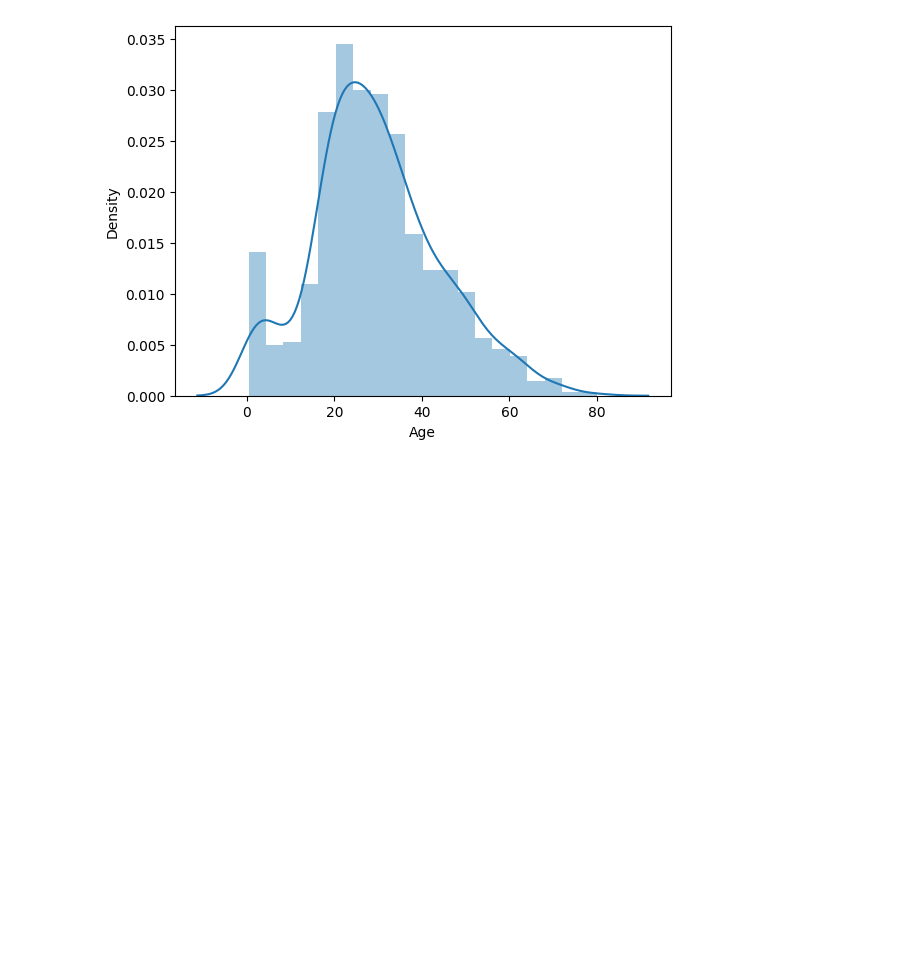
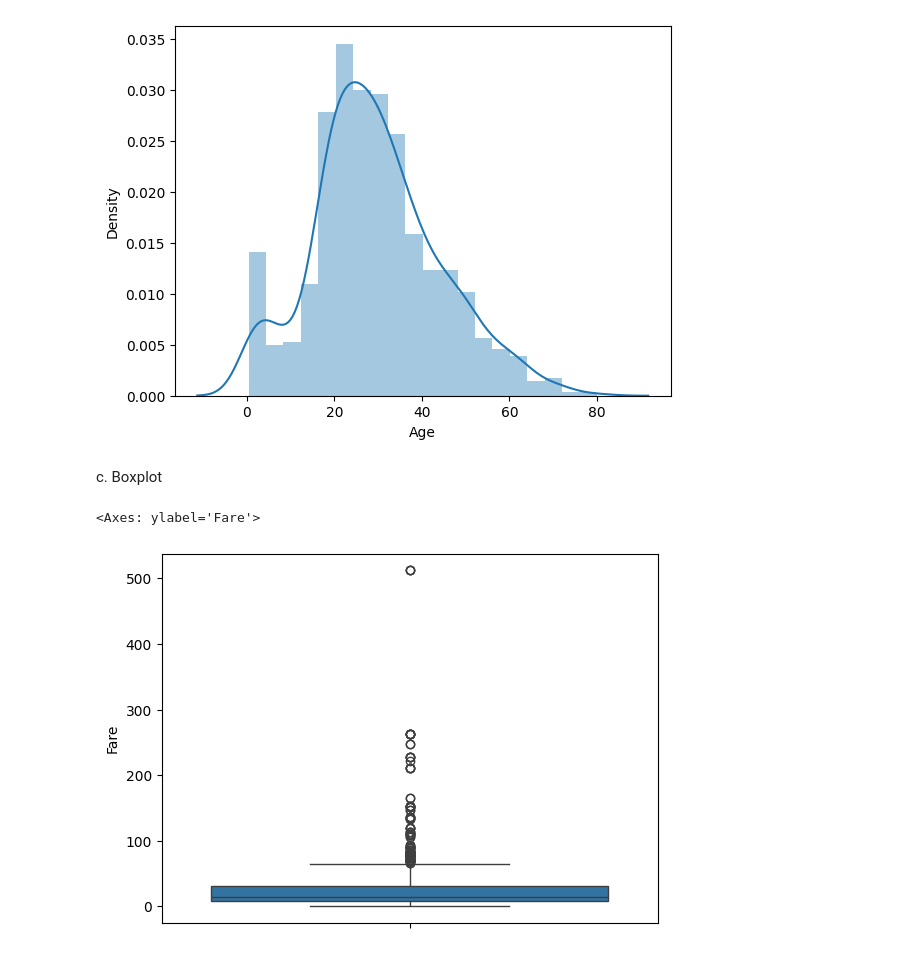
Before and after one commit to hrishavraj89/100_days_of_ml, a Jupyter notebook: univariate_analysis.ipynb, the cells around one changed output. Saved outputs shown, nothing was run; the diff lists cells and outputs as text; code cells hidden in the pictures; blank space fills up the shorter version.

Commit message:
boxplot

```diff
--- a/univariate_analysis.ipynb
+++ b/univariate_analysis.ipynb
@@ -95,3 +95,10 @@ https://gist.github.com/mwaskom/de44147ed2974457ad6372750bbe5751
   sns.distplot(df['Age'])
 <Axes: xlabel='Age', ylabel='Density'>
 [figure]
+# %% [markdown]
+c. Boxplot
+# %%
+sns.boxplot(df['Fare'])
+# %% [output]
+<Axes: ylabel='Fare'>
+[figure, added]
```
